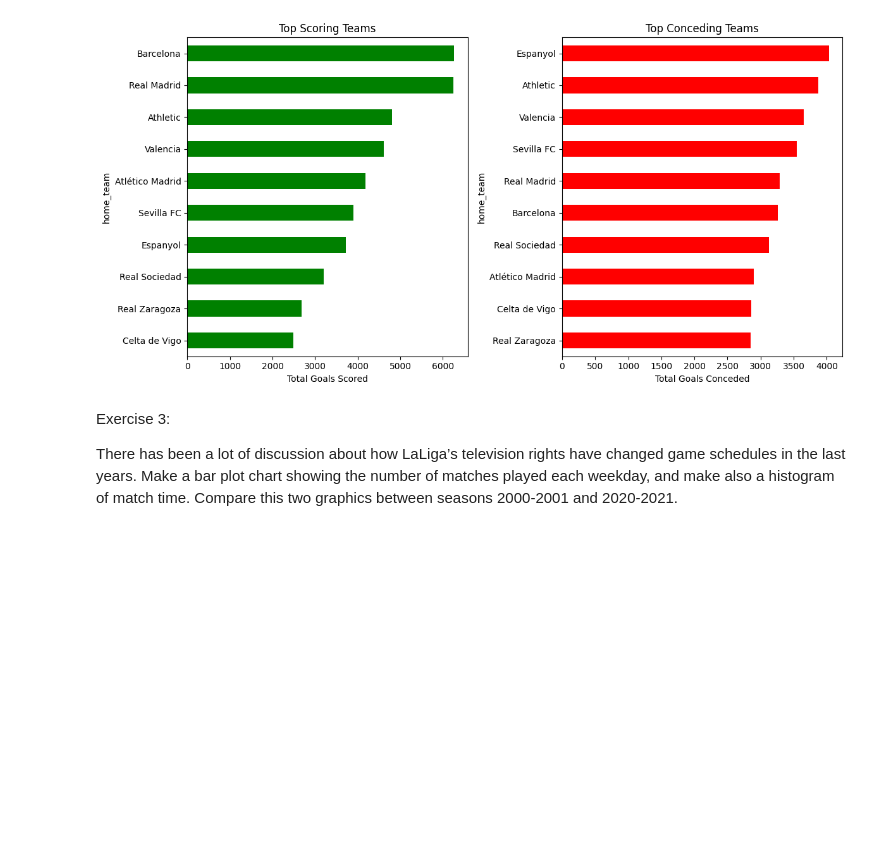
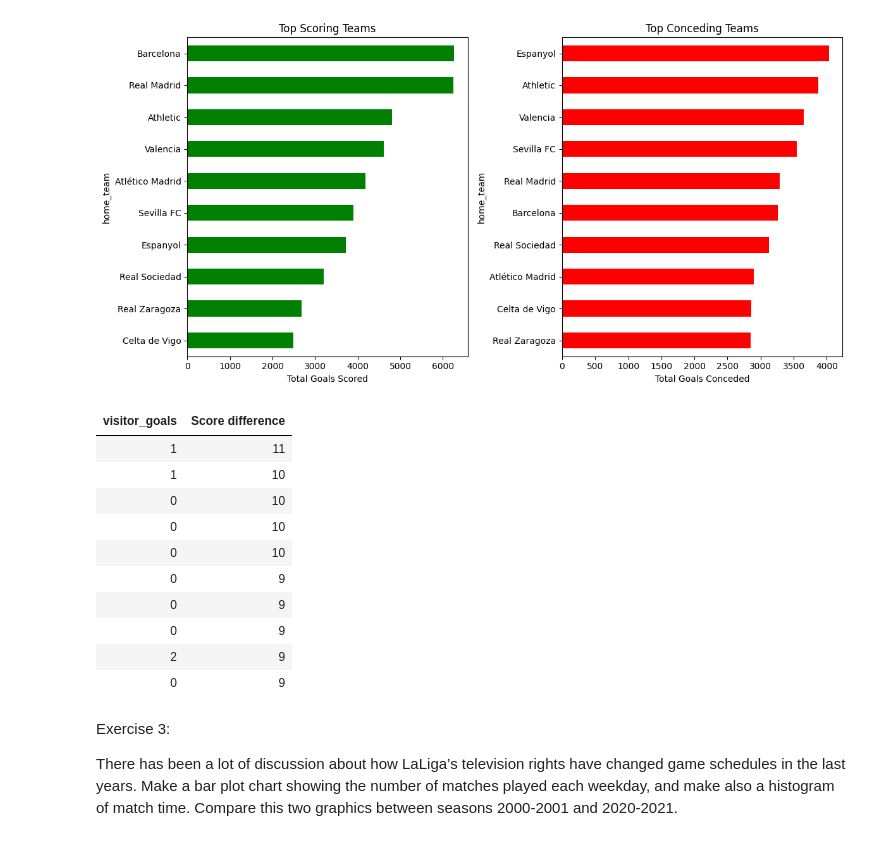
Before and after one commit to AbelBR1997/la-quiniela-abel, a Jupyter notebook: analysis/LaLigaDataAnalysis.ipynb, the cells around one changed output. Saved outputs shown, nothing was run; the diff lists cells and outputs as text; code cells hidden in the pictures; blank space fills up the shorter version.

```diff
--- a/analysis/LaLigaDataAnalysis.ipynb
+++ b/analysis/LaLigaDataAnalysis.ipynb
@@ -172,6 +195,26 @@ plt.tight_layout()  # Ensures that the plots do not overlap
 plt.show()
 # %% [output]
 [figure]
+# %%
+df_firstdivmatches['score_difference'] = np.abs(df_firstdivmatches["local_goals"] - df_firstdivmatches["visitor_goals"])
+differences = df_firstdivmatches.iloc[:, -2:].sort_values(by='score_difference', ascending=False).head(10)
+
+custom_column_names = {'score_difference': 'Score difference', 'home_team': 'Contestants'}
+differences = differences.rename(columns=custom_column_names)
+differences['Score difference'] = differences['Score difference'].astype(int)
+differences.style.hide() # hide indeces
+# %% [output]
+| visitor_goals | Score difference |
+| 1 | 11 |
+| 1 | 10 |
+| 0 | 10 |
+| 0 | 10 |
+| 0 | 10 |
+| 0 | 9 |
+| 0 | 9 |
+| 0 | 9 |
+| 2 | 9 |
+| 0 | 9 |
 # %% [markdown]
 Exercise 3:
 
```
Also changed, not shown: parts of 4 cells of this notebook.
